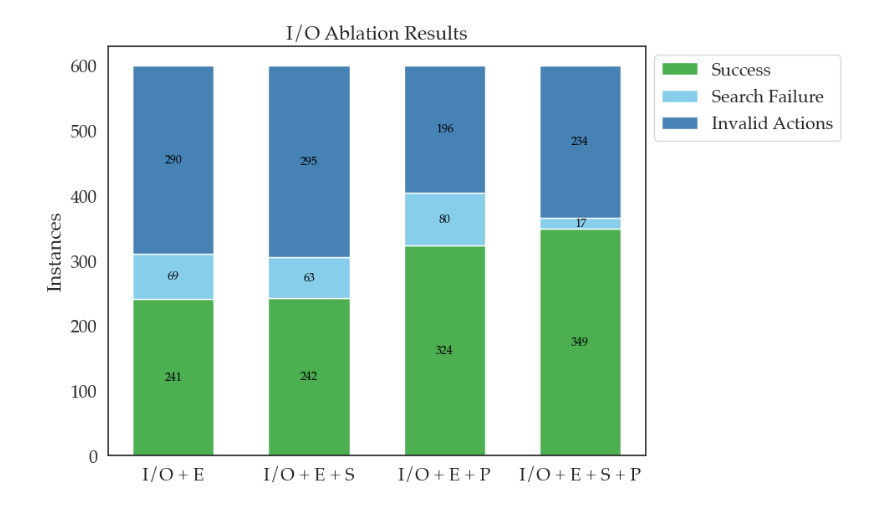
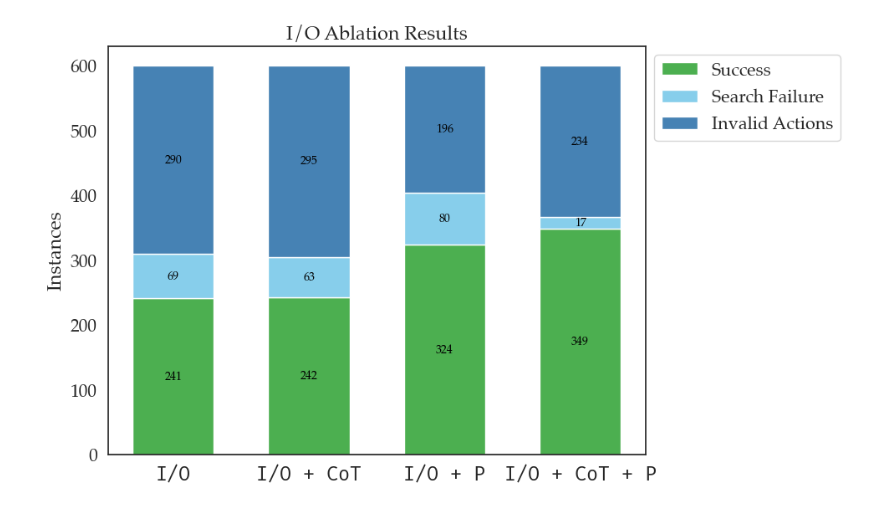
Before and after one commit to portal-cornell/llms-for-planning, a Jupyter notebook: viz_notebook.ipynb, the cells around one changed output. Drawn from its saved outputs; the diff is of its cells as text; code cells hidden in the pictures.

```diff
--- a/viz_notebook.ipynb
+++ b/viz_notebook.ipynb
@@ -419,12 +661,17 @@ def stacked_bar_plot(data, categories, labels, colors, title='Stacked Bar Plot',
         bottom += data[:, i]
 
     # Add labels, title and legend
-    # ax.set_xlabel('Bars')
     ax.set_ylabel(ylabel)
     ax.set_title(title)
     ax.set_xticks(indices)
     ax.set_xticklabels(labels)
     ax.legend()
+
+    # Update the font properties for the x categories
+    fira_code_path = '/Users/chalo/Library/Fonts/FiraCode-Regular.ttf'
+    prop = fm.FontProperties(fname=fira_code_path)
+    for label in ax.get_xticklabels():
+        label.set_fontproperties(prop)
 
     # Fix legend so no overlapping occurs
     plt.legend(loc='upper left', bbox_to_anchor=(1, 1))
@@ -435,14 +682,14 @@ def stacked_bar_plot(data, categories, labels, colors, title='Stacked Bar Plot',
 # %%
 # I/O Ablation Results
 categories = ['Success', 'Search Failure', 'Invalid Actions']
 results = [
-    ('I/O + E', [241, 69, 290]),
-    ('I/O + E + S', [242, 63, 295]),
-    ('I/O + E + P', [324, 80, 196]),
-    ('I/O + E + S + P', [349, 17, 234])
+    ('I/O', [241, 69, 290]),
+    ('I/O + CoT', [242, 63, 295]),
+    ('I/O + P', [324, 80, 196]),
+    ('I/O + CoT + P', [349, 17, 234])
 ]
 labels, data = zip(*results)
 plot_colors = ['#4CAF50', '#87CEEB', '#4682B4']
 stacked_bar_plot(data, categories, labels, plot_colors, title='I/O Ablation Results', ylabel='Instances')
 # %% [output]
-[figure, old version]
+[figure, new version]
```
Also changed, not shown: parts of 21 cells of this notebook.
